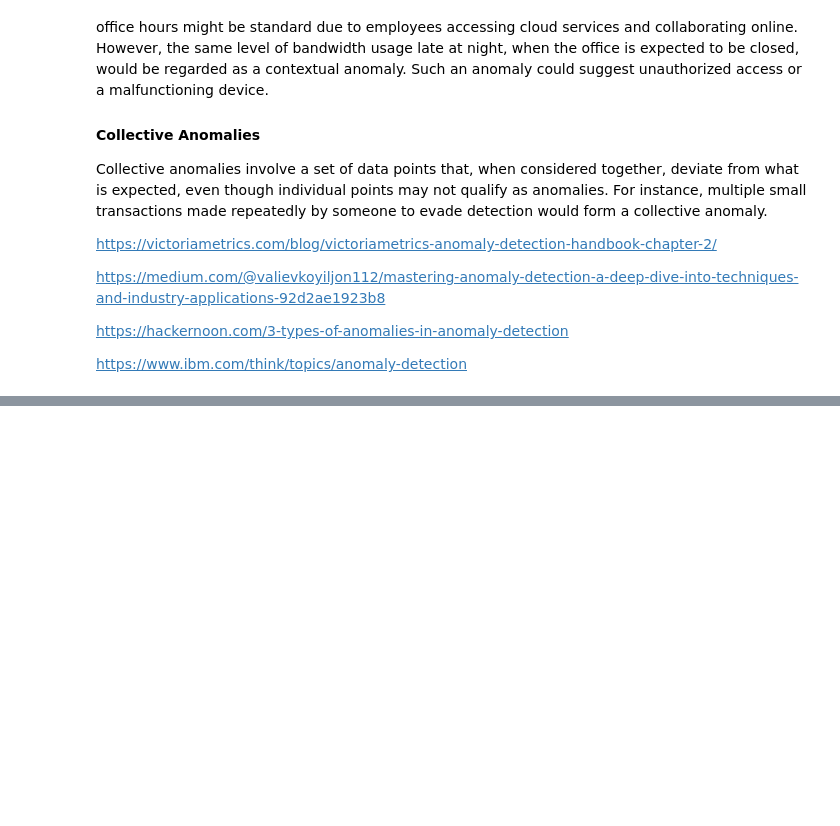
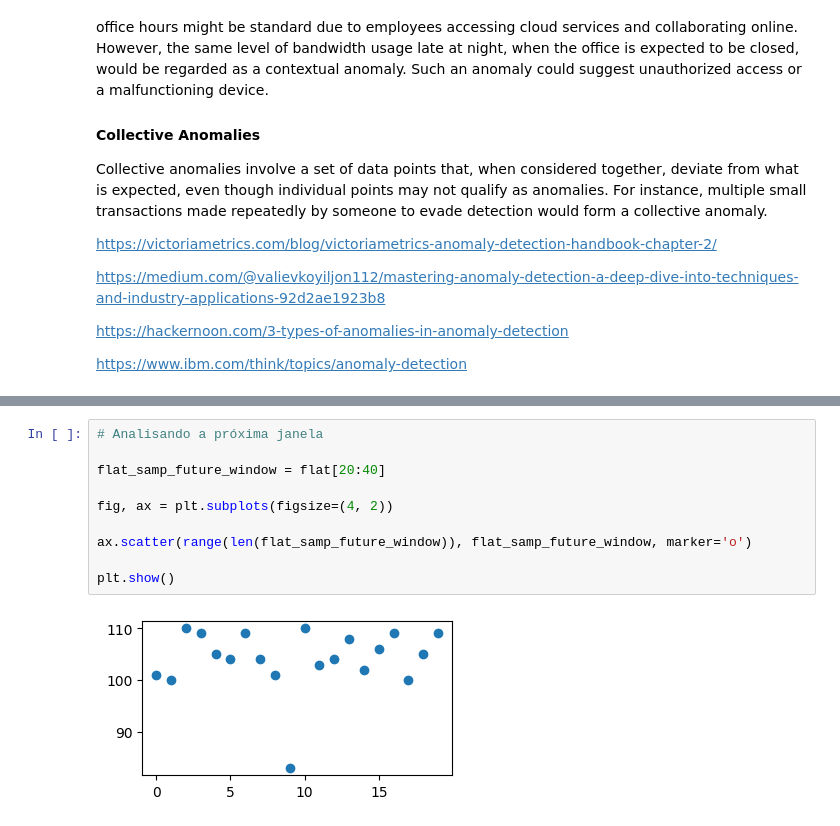
Before and after one commit to luizTavolaro/data-anomaly-and-drift-detection, a Jupyter notebook: Generate_Cold_Data.ipynb, the cells around one changed output, grey strips where cells are left out. Saved outputs shown, nothing was run; the diff lists cells and outputs as text; blank space fills up the shorter version.

```diff
--- a/Generate_Cold_Data.ipynb
+++ b/Generate_Cold_Data.ipynb
@@ -475,0 +489,12 @@ plt.show()
+# %%
+# Analisando a próxima janela
+
+flat_samp_future_window = flat[20:40]
+
+fig, ax = plt.subplots(figsize=(4, 2))
+
+ax.scatter(range(len(flat_samp_future_window)), flat_samp_future_window, marker='o')
+
+plt.show()
+# %% [output]
+[figure, added]
```
Also changed, not shown: parts of 23 cells of this notebook.
